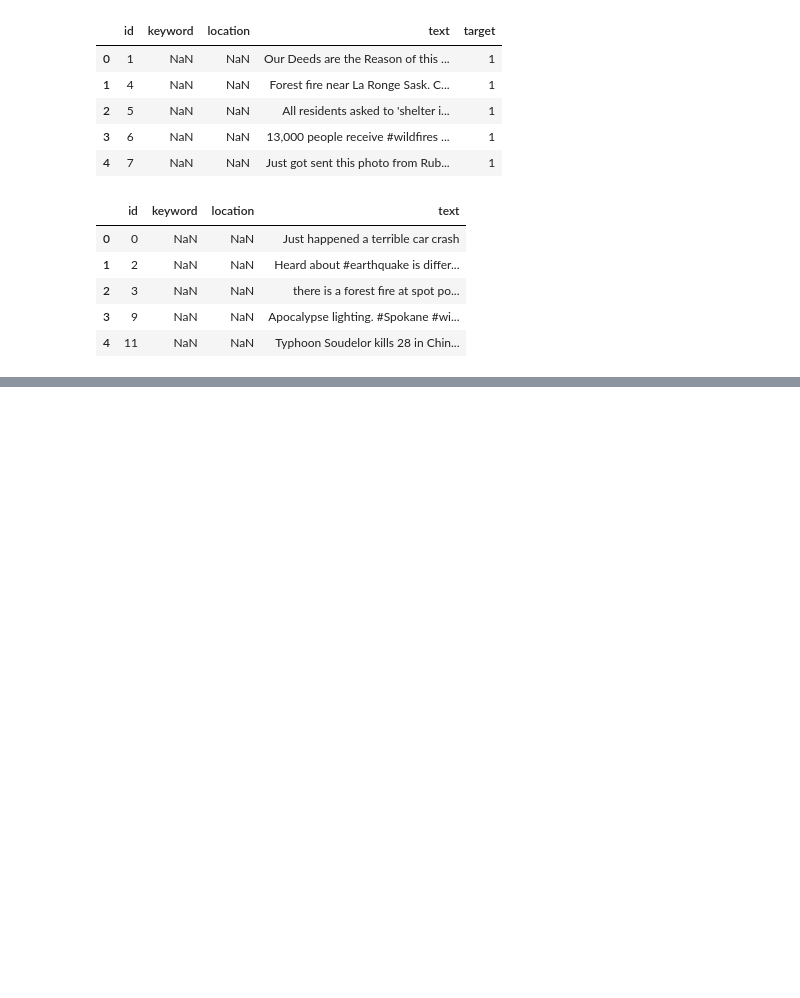
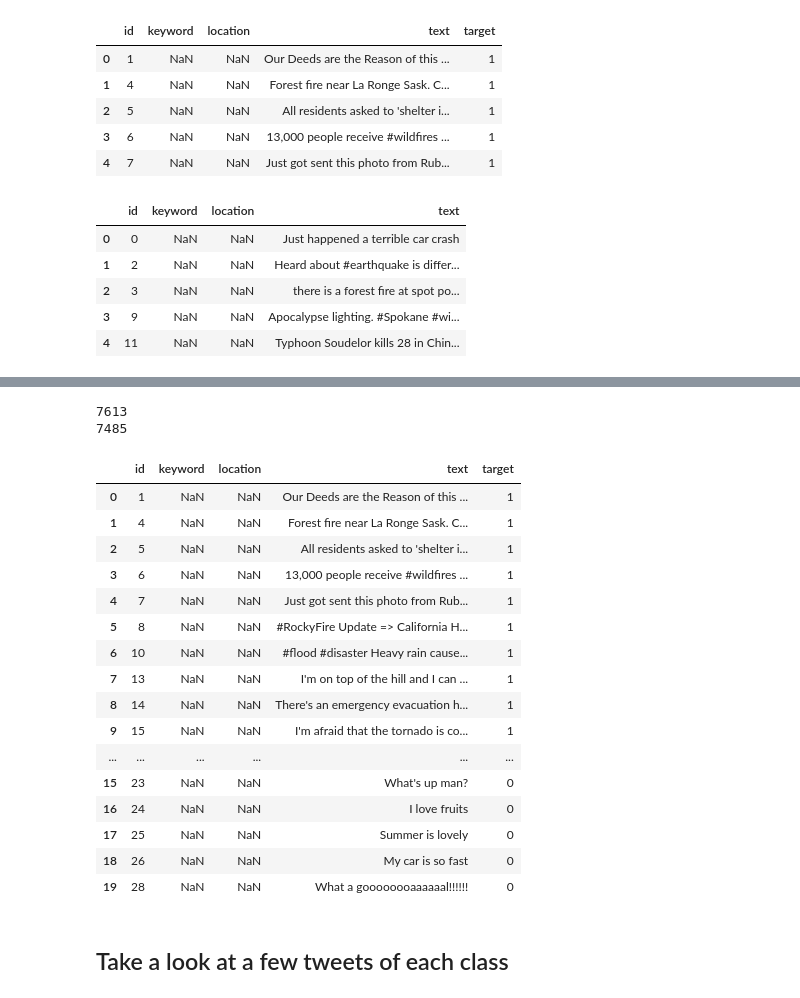
Before and after one commit to OlaKlingberg/Disaster-Tweet-Classifier, a Jupyter notebook: DTSA_5511_M4_Disaster_Tweet_Classifier.ipynb, the cells around one changed output, grey strips where cells are left out. Drawn from its saved outputs; the diff is of its cells as text; code cells hidden in the pictures; blank space fills up the shorter version.

```diff
--- a/DTSA_5511_M4_Disaster_Tweet_Classifier.ipynb
+++ b/DTSA_5511_M4_Disaster_Tweet_Classifier.ipynb
@@ -132,0 +196,9 @@ df_train['text'] = df_train['text'].str.replace(r'[^a-zA-Z\s]', '', regex = True
+# %%
+# Of these remaining dupes (which have non-conflicting labels), we'll keep one of each.
+df_unique = df_cleaned.drop_duplicates(subset = 'text', keep = 'first')
+
+print(len(df_train))
+print(len(df_unique))
+# %% [output]
+7613
+7485
@@ -132,0 +208,22 @@ df_train['text'] = df_train['text'].str.replace(r'[^a-zA-Z\s]', '', regex = True
+# %%
+df_train.head(20)
+# %% [output]
+|  | id | keyword | location | text | target |
+| 0 | 1 | NaN | NaN | Our Deeds are the Reason of this ... | 1 |
+| 1 | 4 | NaN | NaN | Forest fire near La Ronge Sask. C... | 1 |
+| 2 | 5 | NaN | NaN | All residents asked to 'shelter i... | 1 |
+| 3 | 6 | NaN | NaN | 13,000 people receive #wildfires ... | 1 |
+| 4 | 7 | NaN | NaN | Just got sent this photo from Rub... | 1 |
+| 5 | 8 | NaN | NaN | #RockyFire Update => California H... | 1 |
+| 6 | 10 | NaN | NaN | #flood #disaster Heavy rain cause... | 1 |
+| 7 | 13 | NaN | NaN | I'm on top of the hill and I can ... | 1 |
+| 8 | 14 | NaN | NaN | There's an emergency evacuation h... | 1 |
+| 9 | 15 | NaN | NaN | I'm afraid that the tornado is co... | 1 |
+| ... | ... | ... | ... | ... | ... |
+| 15 | 23 | NaN | NaN | What's up man? | 0 |
+| 16 | 24 | NaN | NaN | I love fruits | 0 |
+| 17 | 25 | NaN | NaN | Summer is lovely | 0 |
+| 18 | 26 | NaN | NaN | My car is so fast | 0 |
+| 19 | 28 | NaN | NaN | What a goooooooaaaaaal!!!!!! | 0 |
+# %% [markdown]
+## Take a look at a few tweets of each class
```
Also changed, not shown: parts of 78 cells of this notebook.
